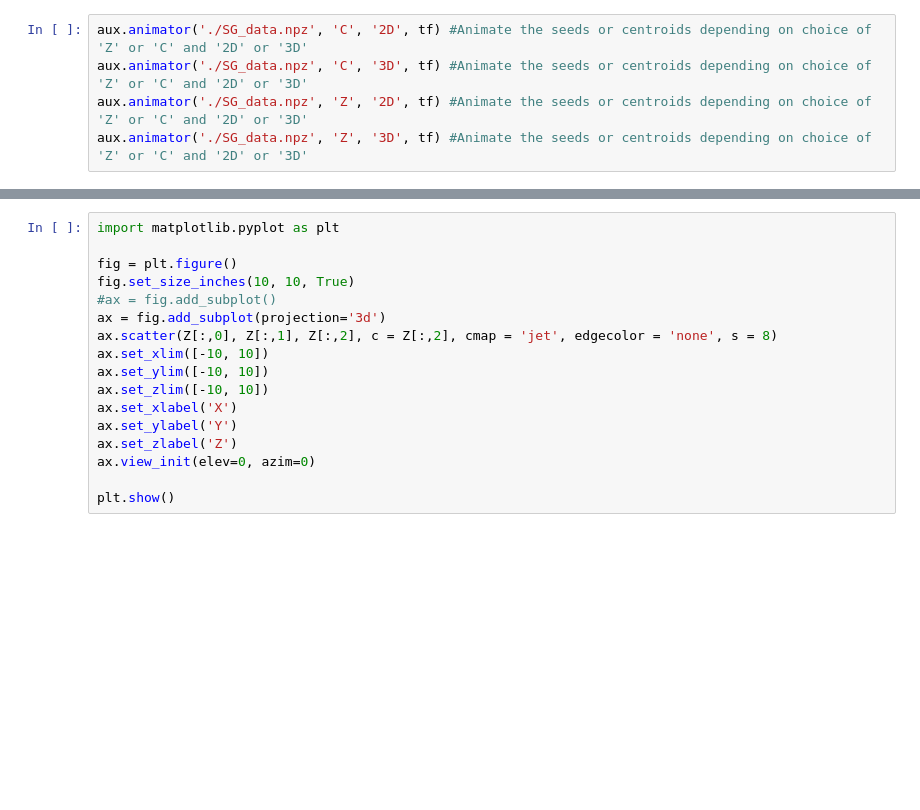
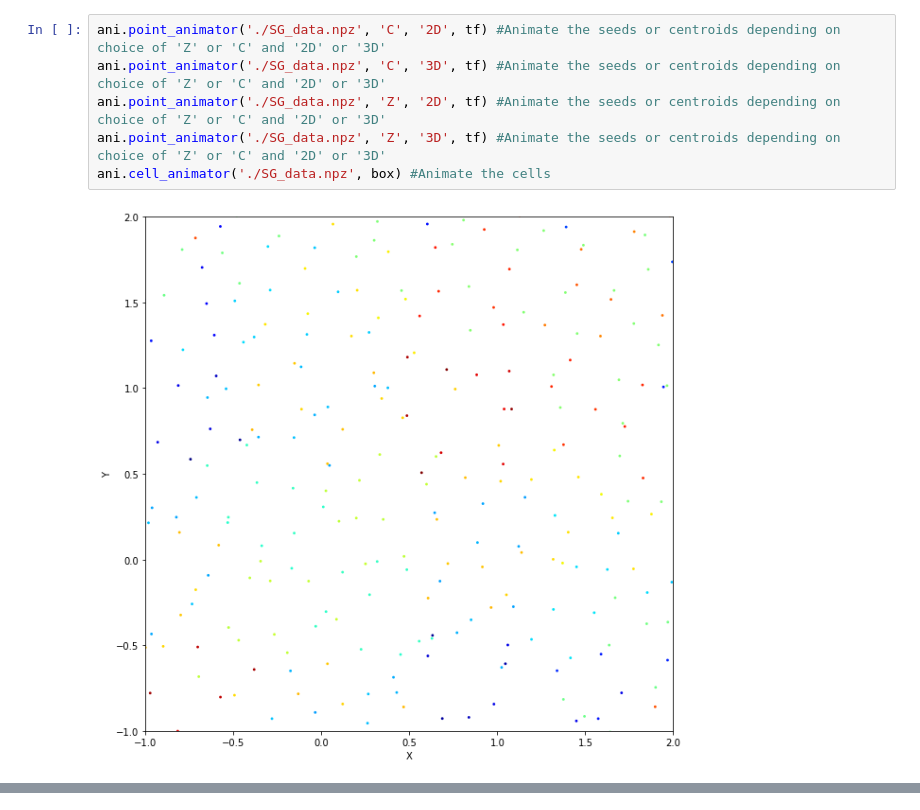
Before and after one commit to thelavier/3DIncompressibleSG, a Jupyter notebook: testspace.ipynb, the cells around one changed output, grey strips where cells are left out. Saved outputs shown, nothing was run; the diff lists cells and outputs as text; blank space fills up the shorter version.

```diff
--- a/testspace.ipynb
+++ b/testspace.ipynb
@@ -23,5 +56,8 @@ main.SGSolver(box, Z, N, per_tol, tf, Ndt) #Solve and save the solution
 # %%
-aux.animator('./SG_data.npz', 'C', '2D', tf) #Animate the seeds or centroids depending on choice of 'Z' or 'C' and '2D' or '3D'
-aux.animator('./SG_data.npz', 'C', '3D', tf) #Animate the seeds or centroids depending on choice of 'Z' or 'C' and '2D' or '3D'
-aux.animator('./SG_data.npz', 'Z', '2D', tf) #Animate the seeds or centroids depending on choice of 'Z' or 'C' and '2D' or '3D'
-aux.animator('./SG_data.npz', 'Z', '3D', tf) #Animate the seeds or centroids depending on choice of 'Z' or 'C' and '2D' or '3D'
+ani.point_animator('./SG_data.npz', 'C', '2D', tf) #Animate the seeds or centroids depending on choice of 'Z' or 'C' and '2D' or '3D'
+ani.point_animator('./SG_data.npz', 'C', '3D', tf) #Animate the seeds or centroids depending on choice of 'Z' or 'C' and '2D' or '3D'
+ani.point_animator('./SG_data.npz', 'Z', '2D', tf) #Animate the seeds or centroids depending on choice of 'Z' or 'C' and '2D' or '3D'
+ani.point_animator('./SG_data.npz', 'Z', '3D', tf) #Animate the seeds or centroids depending on choice of 'Z' or 'C' and '2D' or '3D'
+ani.cell_animator('./SG_data.npz', box) #Animate the cells
+# %% [output]
+[figure, added]
@@ -28,17 +66,0 @@ aux.animator('./SG_data.npz', 'Z', '3D', tf) #Animate the seeds or centroids dep
-# %%
-import matplotlib.pyplot as plt
-
-fig = plt.figure()
-fig.set_size_inches(10, 10, True)
-#ax = fig.add_subplot()
-ax = fig.add_subplot(projection='3d')
-ax.scatter(Z[:,0], Z[:,1], Z[:,2], c = Z[:,2], cmap = 'jet', edgecolor = 'none', s = 8)
-ax.set_xlim([-10, 10])
-ax.set_ylim([-10, 10])
-ax.set_zlim([-10, 10])
-ax.set_xlabel('X')
-ax.set_ylabel('Y')
-ax.set_zlabel('Z')
-ax.view_init(elev=0, azim=0)
-
-plt.show()
```
Also changed, not shown: parts of 6 cells of this notebook, 11 other files.
